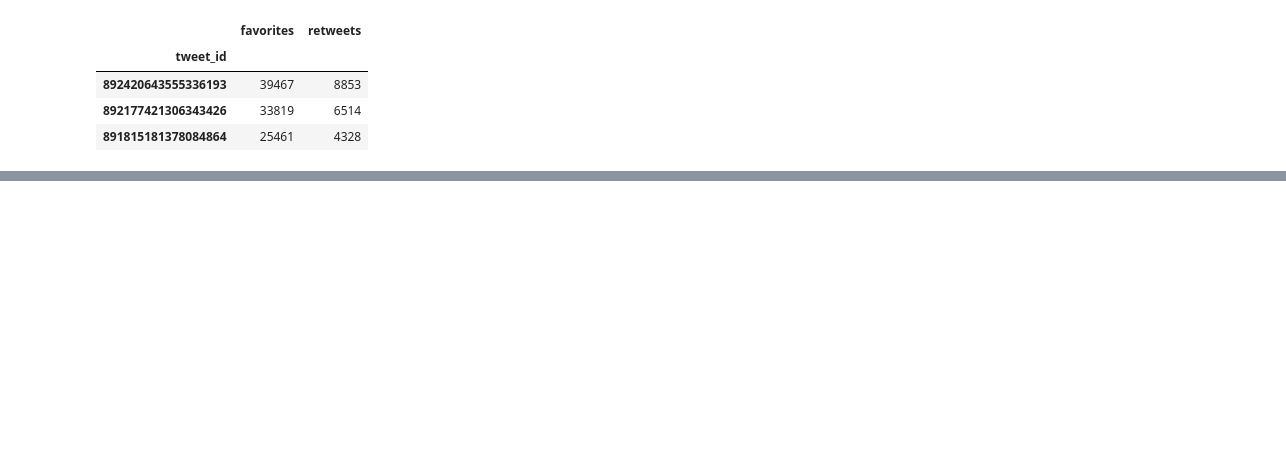
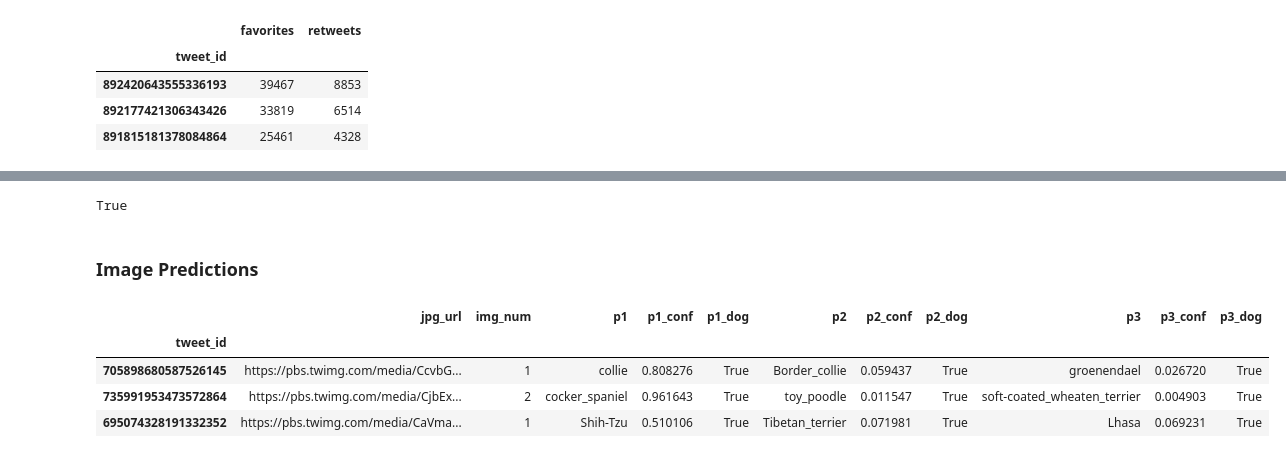
Before and after one commit to stembarb/DA--Wrangle-Analyze-WeRateDogs-Data, a Jupyter notebook: wrangle_act.ipynb, the cells around one changed output, grey strips where cells are left out. Saved outputs shown, nothing was run; the diff lists cells and outputs as text; code cells hidden in the pictures; blank space fills up the shorter version.

```diff
--- a/wrangle_act.ipynb
+++ b/wrangle_act.ipynb
@@ -60,0 +127,16 @@ twitter_api.head(3)
+# %%
+# check if ids are unique
+twitter_arch.index.is_unique
+# %% [output]
+True
+# %% [markdown]
+### Image Predictions
+# %%
+# display sample of data
+image_pred.sample(3)
+# %% [output]
+|  | jpg_url | img_num | p1 | p1_conf | p1_dog | p2 | p2_conf | p2_dog | p3 | p3_conf | p3_dog |
+| tweet_id |  |  |  |  |  |  |  |  |  |  |  |
+| 705898680587526145 | https://pbs.twimg.com/media/CcvbG... | 1 | collie | 0.808276 | True | Border_collie | 0.059437 | True | groenendael | 0.026720 | True |
+| 735991953473572864 | https://pbs.twimg.com/media/CjbEx... | 2 | cocker_spaniel | 0.961643 | True | toy_poodle | 0.011547 | True | soft-coated_wheaten_terrier | 0.004903 | True |
+| 695074328191332352 | https://pbs.twimg.com/media/CaVma... | 1 | Shih-Tzu | 0.510106 | True | Tibetan_terrier | 0.071981 | True | Lhasa | 0.069231 | True |
```
Also changed, not shown: parts of 17 cells of this notebook.
